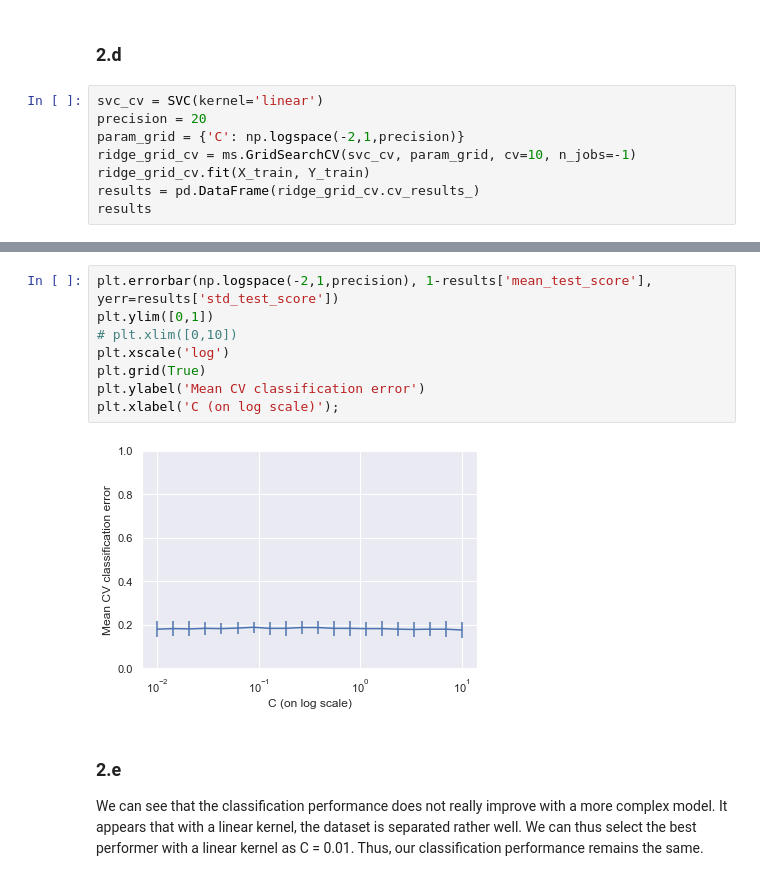
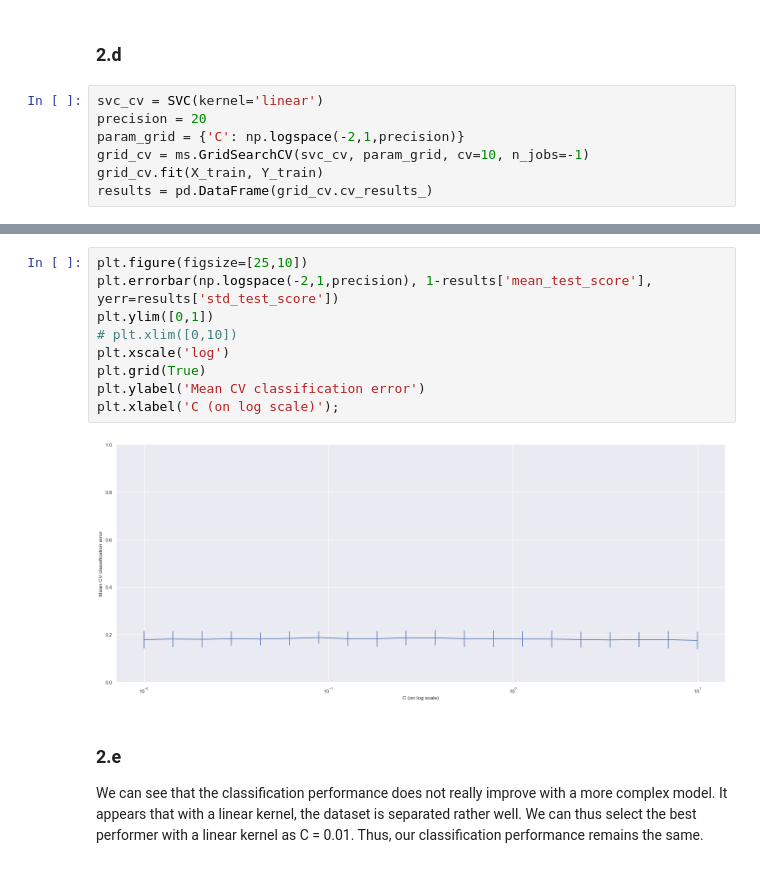
Before and after one commit to martinsun0/AML-assignments, a Jupyter notebook: hw4/SVM.ipynb, the cells around one changed output, grey strips where cells are left out. Saved outputs shown, nothing was run; the diff lists cells and outputs as text.

```diff
--- a/hw4/SVM.ipynb
+++ b/hw4/SVM.ipynb
@@ -106,7 +106,6 @@ The classification scores are very similar for test and training. This makes sen
 svc_cv = SVC(kernel='linear')
 precision = 20
 param_grid = {'C': np.logspace(-2,1,precision)}
-ridge_grid_cv = ms.GridSearchCV(svc_cv, param_grid, cv=10, n_jobs=-1)
-ridge_grid_cv.fit(X_train, Y_train)
-results = pd.DataFrame(ridge_grid_cv.cv_results_)
-results
+grid_cv = ms.GridSearchCV(svc_cv, param_grid, cv=10, n_jobs=-1)
+grid_cv.fit(X_train, Y_train)
+results = pd.DataFrame(grid_cv.cv_results_)
@@ -131,13 +112,14 @@ results
 # %%
+plt.figure(figsize=[25,10])
 plt.errorbar(np.logspace(-2,1,precision), 1-results['mean_test_score'], yerr=results['std_test_score'])
 plt.ylim([0,1])
 # plt.xlim([0,10])
 plt.xscale('log')
 plt.grid(True)
 plt.ylabel('Mean CV classification error')
 plt.xlabel('C (on log scale)');
 # %% [output]
-[figure, old version]
+[figure, new version]
 # %% [markdown]
 ### 2.e
 We can see that the classification performance does not really improve with a more complex model. It appears that with a linear kernel, the dataset is separated rather well. We can thus select the best performer with a linear kernel as C = 0.01. Thus, our classification performance remains the same.
```
Also changed, not shown: parts of 23 cells of this notebook.
